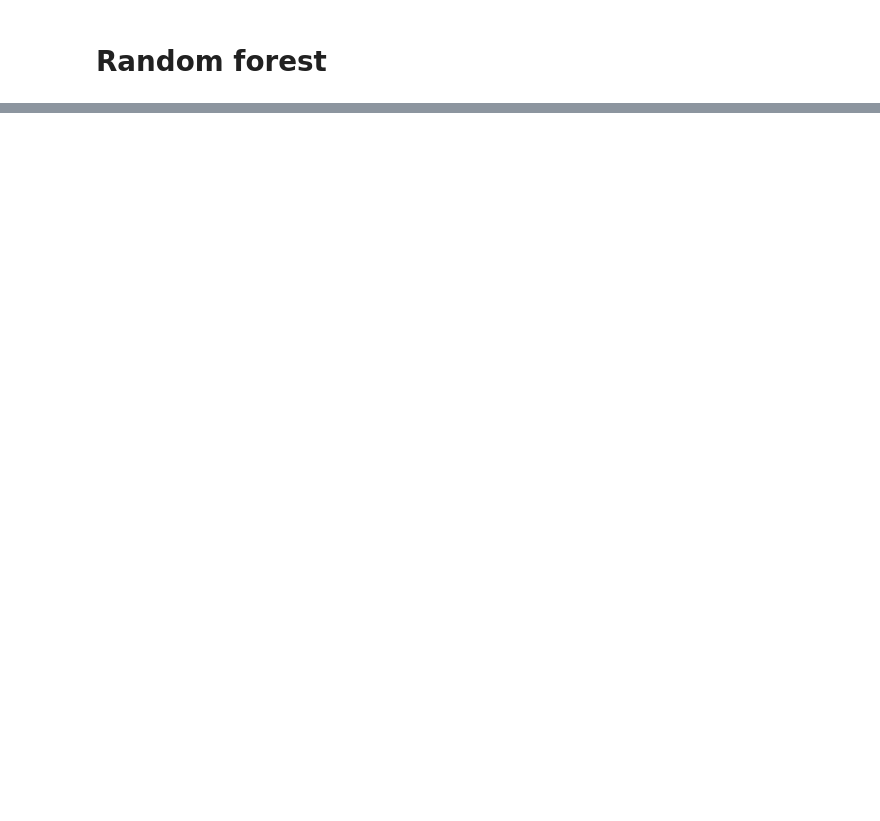
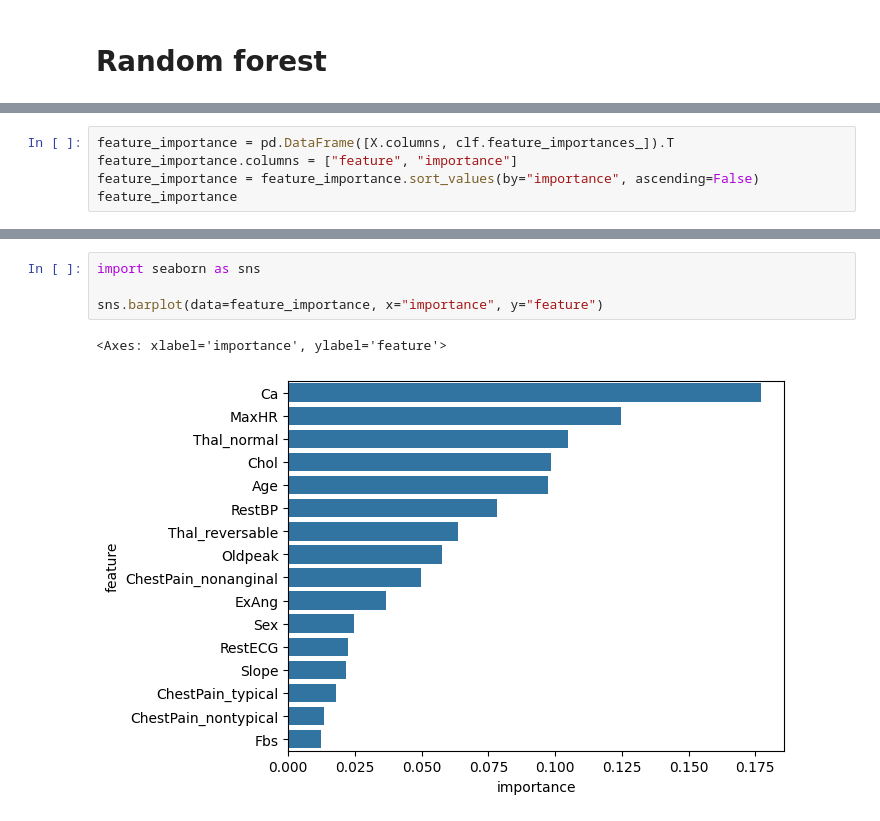
Before and after one commit to mdsw84gmailcom/machine_learning_marian_desilva_mlops25, a Jupyter notebook: code-alongs/06_random_forest/random_forest.ipynb, the cells around one changed output, grey strips where cells are left out. Saved outputs shown, nothing was run; the diff lists cells and outputs as text; blank space fills up the shorter version.

```diff
--- a/code-alongs/06_random_forest/random_forest.ipynb
+++ b/code-alongs/06_random_forest/random_forest.ipynb
@@ -16,0 +165,5 @@ df.info()
+# %%
+feature_importance = pd.DataFrame([X.columns, clf.feature_importances_]).T
+feature_importance.columns = ["feature", "importance"]
+feature_importance = feature_importance.sort_values(by="importance", ascending=False)
+feature_importance
@@ -16,0 +188,7 @@ df.info()
+# %%
+import seaborn as sns
+
+sns.barplot(data=feature_importance, x="importance", y="feature")
+# %% [output]
+<Axes: xlabel='importance', ylabel='feature'>
+[figure, added]
```
Also changed, not shown: parts of 27 cells of this notebook, 4 other files.
